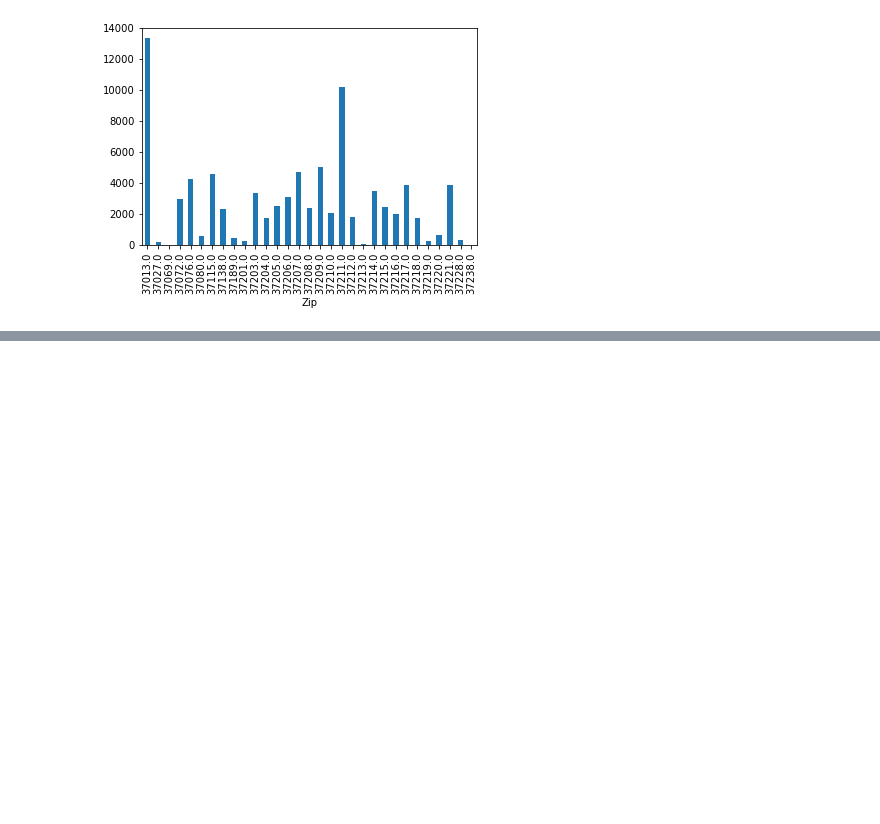
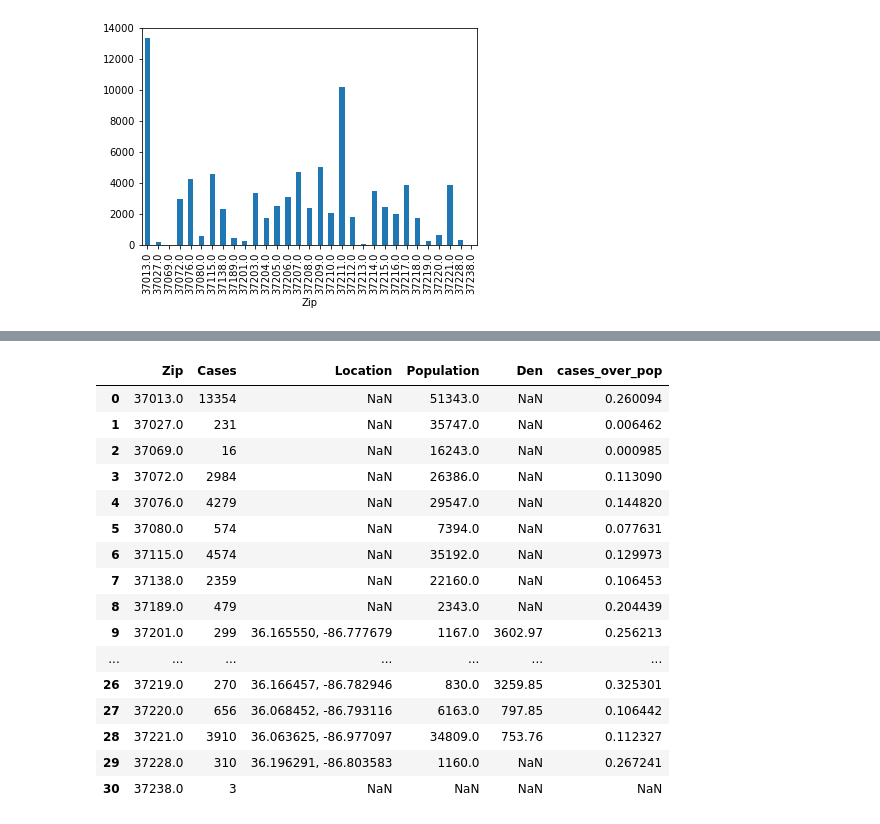
Before and after one commit to ryanhilber93/nash-covid-cases-vaccines-hot_chickens, a Jupyter notebook: hilber_notebook.ipynb, the cells around one changed output, grey strips where cells are left out. Saved outputs shown, nothing was run; the diff lists cells and outputs as text; code cells hidden in the pictures; blank space fills up the shorter version.

```diff
--- a/hilber_notebook.ipynb
+++ b/hilber_notebook.ipynb
@@ -118,0 +197,20 @@ cases_by_zip.plot.bar()
+# %%
+df_cases_by_zip
+# %% [output]
+|  | Zip | Cases | Location | Population | Den | cases_over_pop |
+| 0 | 37013.0 | 13354 | NaN | 51343.0 | NaN | 0.260094 |
+| 1 | 37027.0 | 231 | NaN | 35747.0 | NaN | 0.006462 |
+| 2 | 37069.0 | 16 | NaN | 16243.0 | NaN | 0.000985 |
+| 3 | 37072.0 | 2984 | NaN | 26386.0 | NaN | 0.113090 |
+| 4 | 37076.0 | 4279 | NaN | 29547.0 | NaN | 0.144820 |
+| 5 | 37080.0 | 574 | NaN | 7394.0 | NaN | 0.077631 |
+| 6 | 37115.0 | 4574 | NaN | 35192.0 | NaN | 0.129973 |
+| 7 | 37138.0 | 2359 | NaN | 22160.0 | NaN | 0.106453 |
+| 8 | 37189.0 | 479 | NaN | 2343.0 | NaN | 0.204439 |
+| 9 | 37201.0 | 299 | 36.165550, -86.777679 | 1167.0 | 3602.97 | 0.256213 |
+| ... | ... | ... | ... | ... | ... | ... |
+| 26 | 37219.0 | 270 | 36.166457, -86.782946 | 830.0 | 3259.85 | 0.325301 |
+| 27 | 37220.0 | 656 | 36.068452, -86.793116 | 6163.0 | 797.85 | 0.106442 |
+| 28 | 37221.0 | 3910 | 36.063625, -86.977097 | 34809.0 | 753.76 | 0.112327 |
+| 29 | 37228.0 | 310 | 36.196291, -86.803583 | 1160.0 | NaN | 0.267241 |
+| 30 | 37238.0 | 3 | NaN | NaN | NaN | NaN |
```
Also changed, not shown: parts of 18 cells of this notebook, 3 other files.
